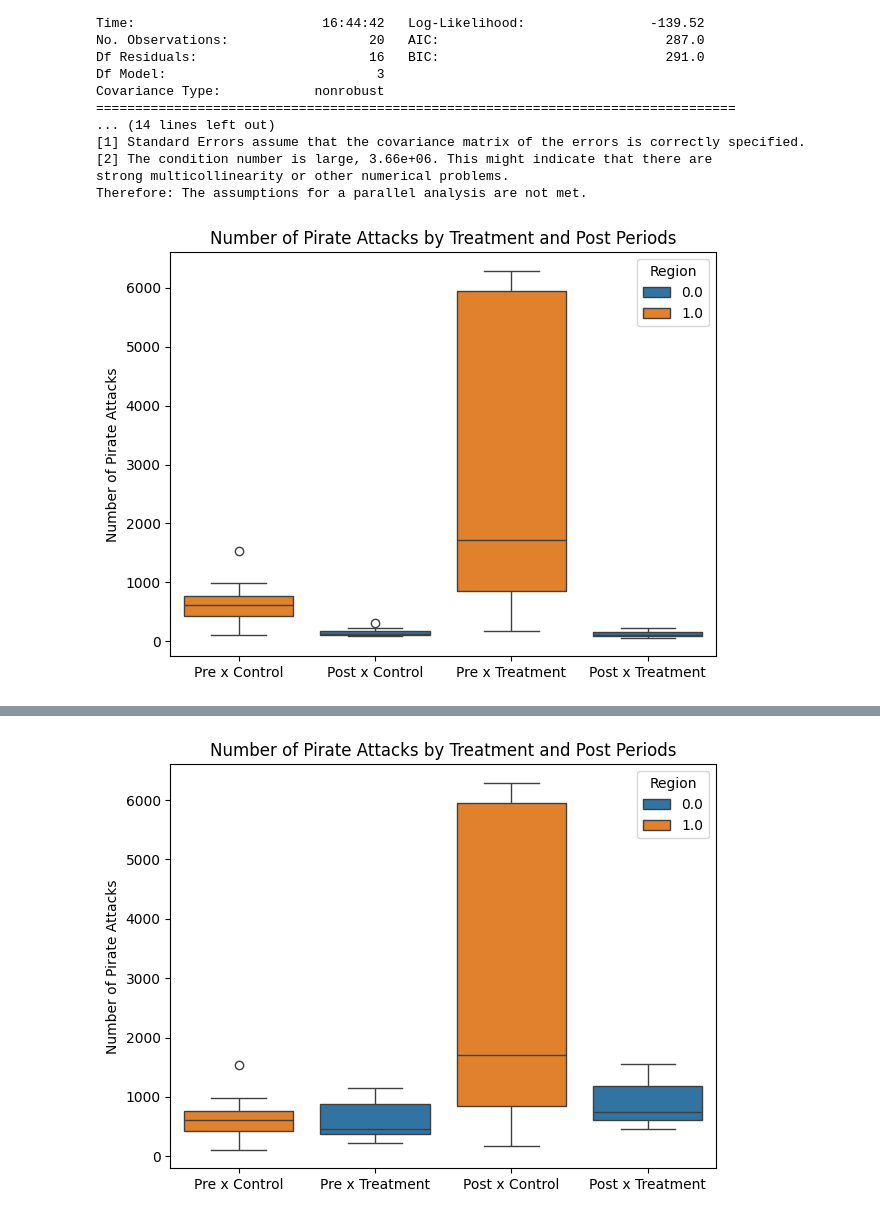
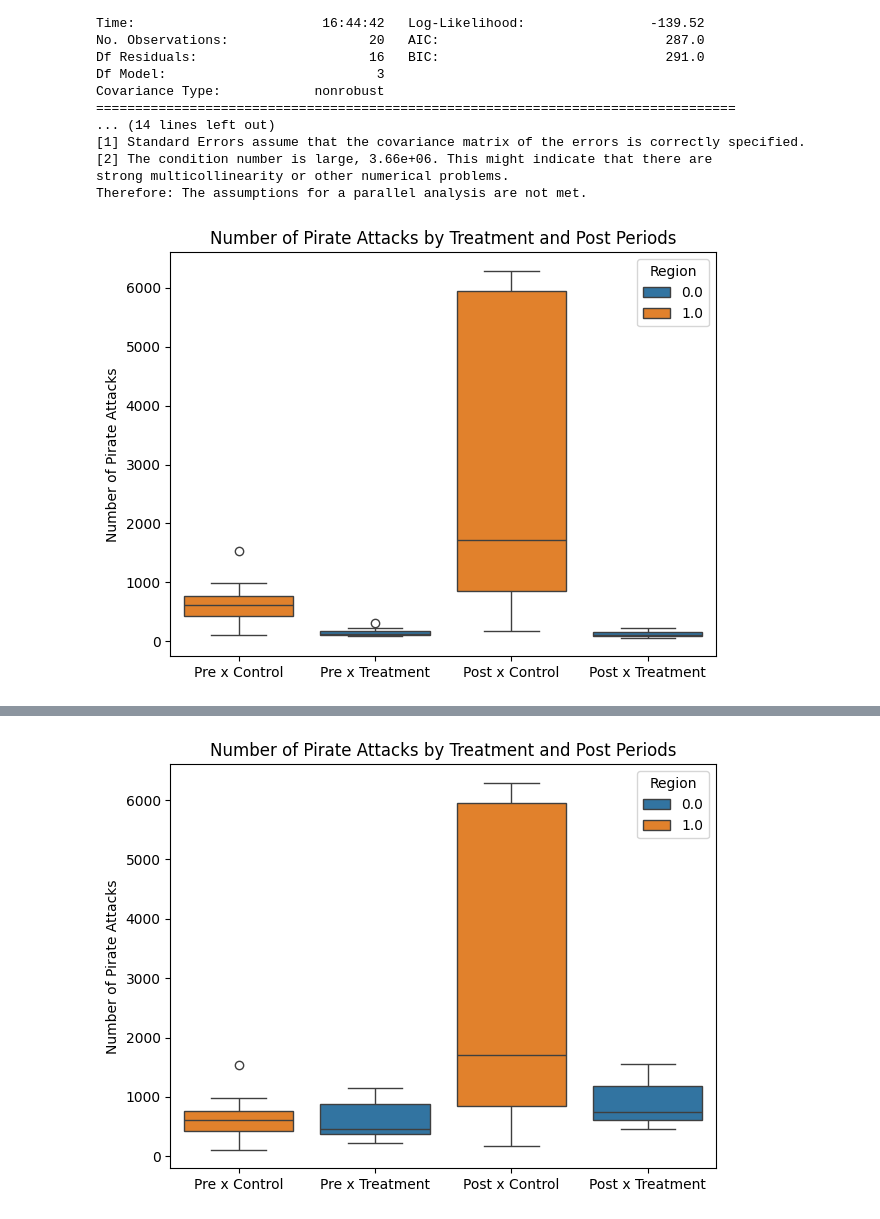
Before and after one commit to yuhengding1206/QM2-Group-Project-250120, a Jupyter notebook: QM2 group project.ipynb, the cells around one changed output, grey strips where cells are left out. Saved outputs shown, nothing was run; the diff lists cells and outputs as text; code cells hidden in the pictures.

```diff
--- a/QM2 group project.ipynb
+++ b/QM2 group project.ipynb
@@ -994,35 +1008,35 @@ df = df[df['Region'].isin(['Aden_Gulf', 'Guinea_Gulf'])]
 # Convert the 'Year' column to numeric type
 df['Year'] = pd.to_numeric(df['Year'], errors='coerce')
 
 # Create a variable indicating whether the year is post-2009
 df['post'] = np.where(df['Year'] >= 2010, 1, 0)
 
 # Create treatment and control group variables
 df['treatment'] = np.where(df['Region'] == 'Aden_Gulf', 1,
                            np.where(df['Region'] == 'Guinea_Gulf', 0, np.nan))
 
 # Create an interaction variable to represent the post-intervention state
 df['post_treatment'] = df['post'] * df['treatment']
 
 # Create a categorical variable combining treatment and post-period indicators
 df['category'] = df['treatment'].astype(str) + df['post'].astype(str)
 
 # Plot a boxplot showing the number of pirate attacks across the categories
 sns.boxplot(x='category', y='Per_Attack', hue='treatment', data=df).set_xticklabels(
-    ['Pre x Control', 'Post x Control', 'Pre x Treatment', 'Post x Treatment']
+    ['Pre x Control', 'Pre x Treatment', 'Post x Control', 'Post x Treatment']
 )
 plt.title('Number of Pirate Attacks by Treatment and Post Periods')
 plt.xlabel('')
 plt.ylabel('Number of Pirate Attacks')
 plt.legend(title='Region')
 plt.tight_layout()
 plt.show()
 
 # Perform a Differences-in-Differences (DiD) regression
 df_model = ols('Per_Attack ~  post + treatment + post_treatment', df).fit()
 print(df_model.summary())
 # %% [output]
-[figure, old version]
+[figure, new version]
                             OLS Regression Results
 ==============================================================================
 Dep. Variable:             Per_Attack   R-squared:                       0.475
```
Also changed, not shown: parts of 11 cells of this notebook.
